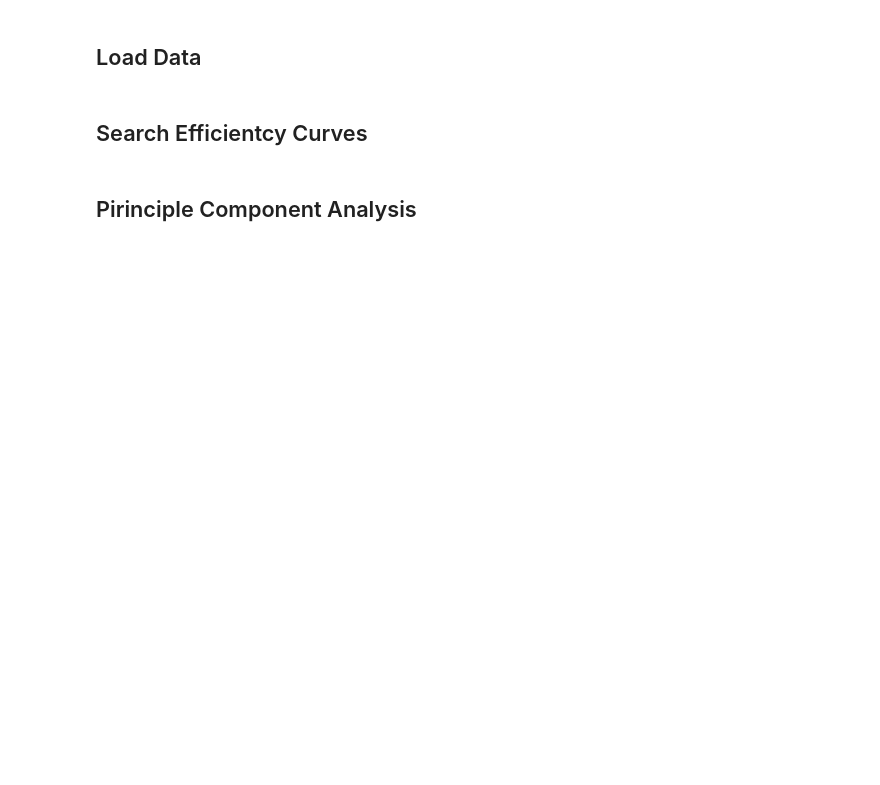
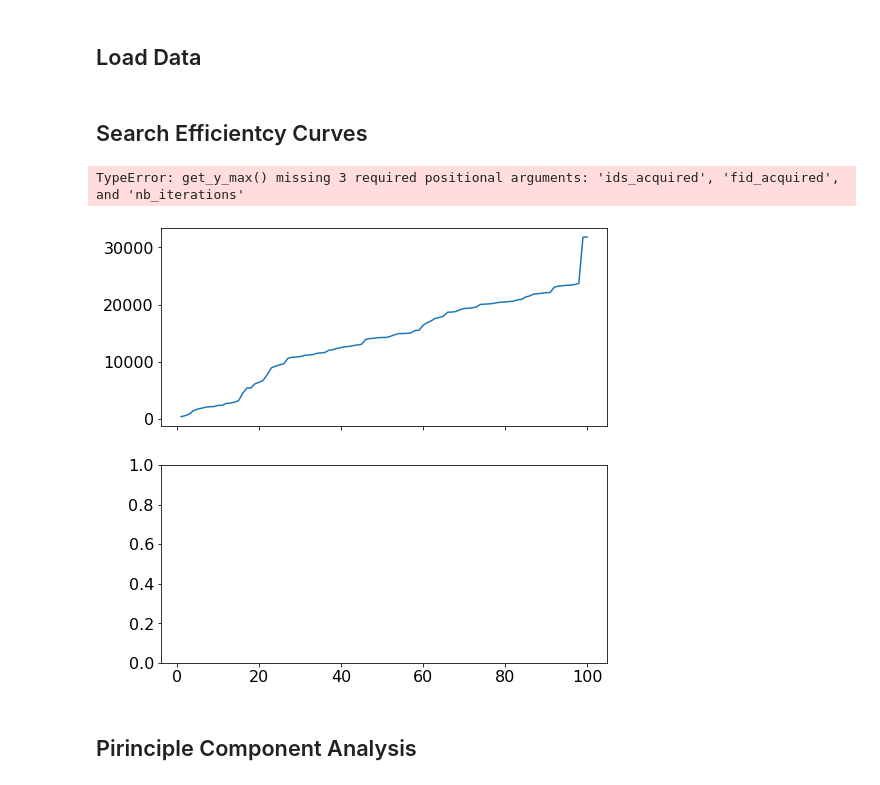
Before and after one commit to SimonEnsemble/multi-fidelity-BO-of-COFs-for-Xe-Kr-seps, a Jupyter notebook: viz.ipynb, the cells around one changed output. Saved outputs shown, nothing was run; the diff lists cells and outputs as text; code cells hidden in the pictures; blank space fills up the shorter version.

```diff
--- a/viz.ipynb
+++ b/viz.ipynb
@@ -51,0 +56,60 @@ y_rs_max_mu, y_rs_max_sig_bot, y_rs_max_sig_top = y_max(rs_res)
+# %%
+nb_COFs_initialization = 3
+iterations = range(1, len(sfbo_res['ids_acquired']) + 1)
+
+def accumulated_cost(cost_acquired, nb_iterations):
+    accumulated_cost = np.zeros(nb_iterations)
+    for i in range(1, nb_iterations + 1):
+        # accumulated cost
+        accumulated_cost[i-1] = sum(cost_acquired[:i])
+
+    return accumulated_cost
+
+def get_y_max(ids_acquired, desred_fidelity, nb_iterations):
+    y_max = np.zeros(nb_iterations)
+    for i in range(1, nb_iterations + 1):
+        # max value acquired up to this point
+        y_max[i-1] = max(y[fid_acquired][ids_acquired[:i]])
+    return y_max
+# %%
+fig, ax = plt.subplots(2, 1, sharex=True, figsize=(8, 8))
+
+for res in [sfbo_res, mfbo_res]:
+    ###
+    #  Cost
+    #  - include random search with bounds
+    ###
+    acc_cost = accumulated_cost(res['cost_acquired'], len(iterations))
+    ax[0].plot(iterations, acc_cost)
+    ###
+    #  Search Efficiency Curves
+    ###
+    # SFBO and MFBO
+    if 'ids_acquired' in res.keys():
+        ids_acquired = res['ids_acquired']
+        desred_fidelity = 0
+    else:
+        ids_acquired = res['acquired_set'][0]
+        desred_fidelity = 1
+
+    y_max = get_y_max(ids_acquired, fid_acquired)
+    ax[0].plot(iterations, y_max)
+
+
+# Random Search (at low-fidelity)
+ax[1].plot(iterations, random_search_res['y_rs_max_mu'], label="random search", color="tab:orange", lw=2)
+ax[1].fill_between(iterations, random_search_res['y_rs_max_mu'] - random_search_res['y_rs_max_sig_bot'],
+                 random_search_res['y_rs_max_mu'] + random_search_res['y_rs_max_sig_top'],
+                 color="tab:orange", alpha=0.15)
+
+ax[1].ylabel("max. $S^{(\ell)}_{Xe/Kr}$ acquired")
+ax[1].ylim(ymin=0, ymax=20)
+plt.xlabel("# evaluated COFs")
+plt.legend(fontsize=12)
+
+plt.tight_layout()
+# plt.savefig("./figs/cost_and_search_efficiency.pdf", format="pdf")
+plt.show()
+# %% [output]
+TypeError: get_y_max() missing 3 required positional arguments: 'ids_acquired', 'fid_acquired', and 'nb_iterations'
+[figure, added]
```
Also changed, not shown: parts of 13 cells of this notebook, 5 other files.
